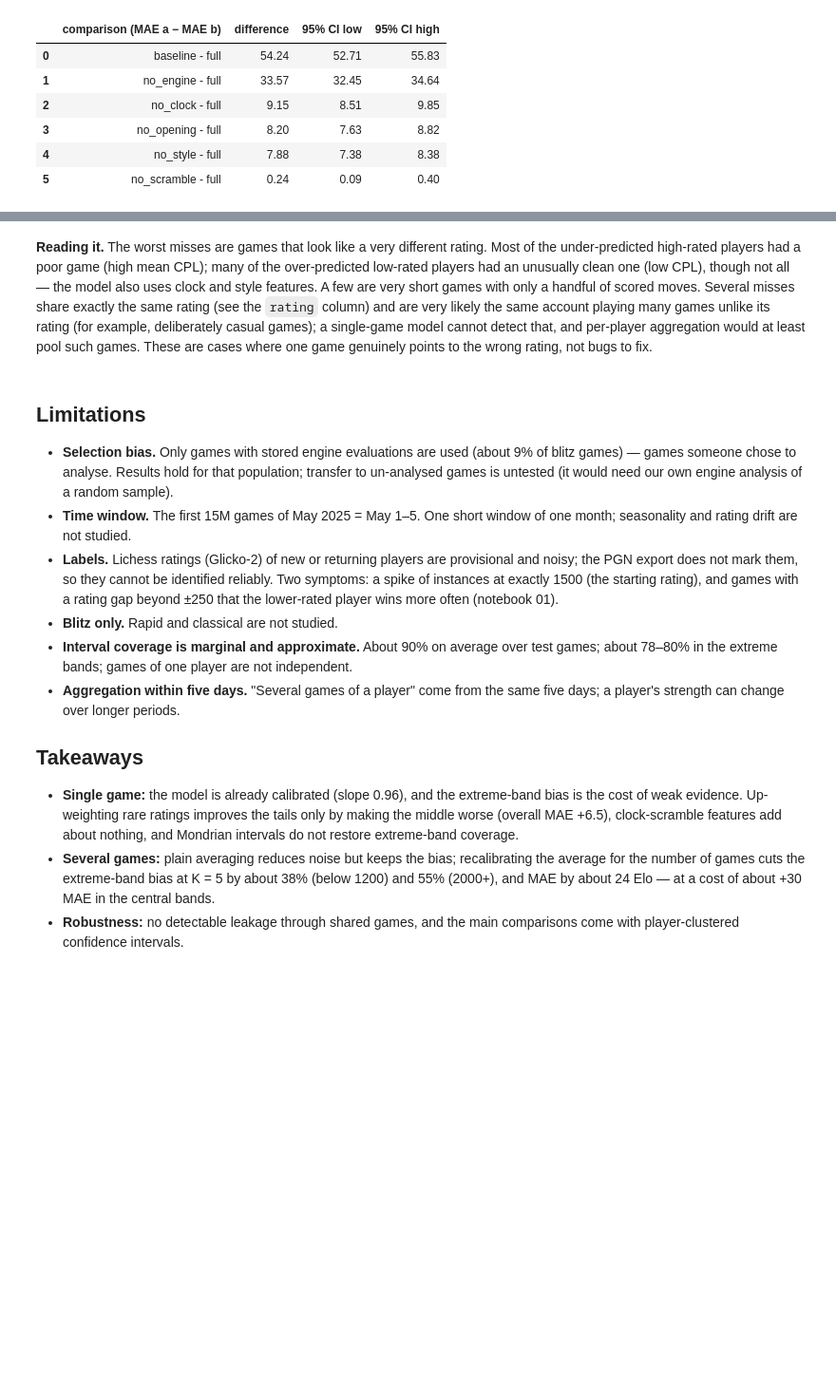
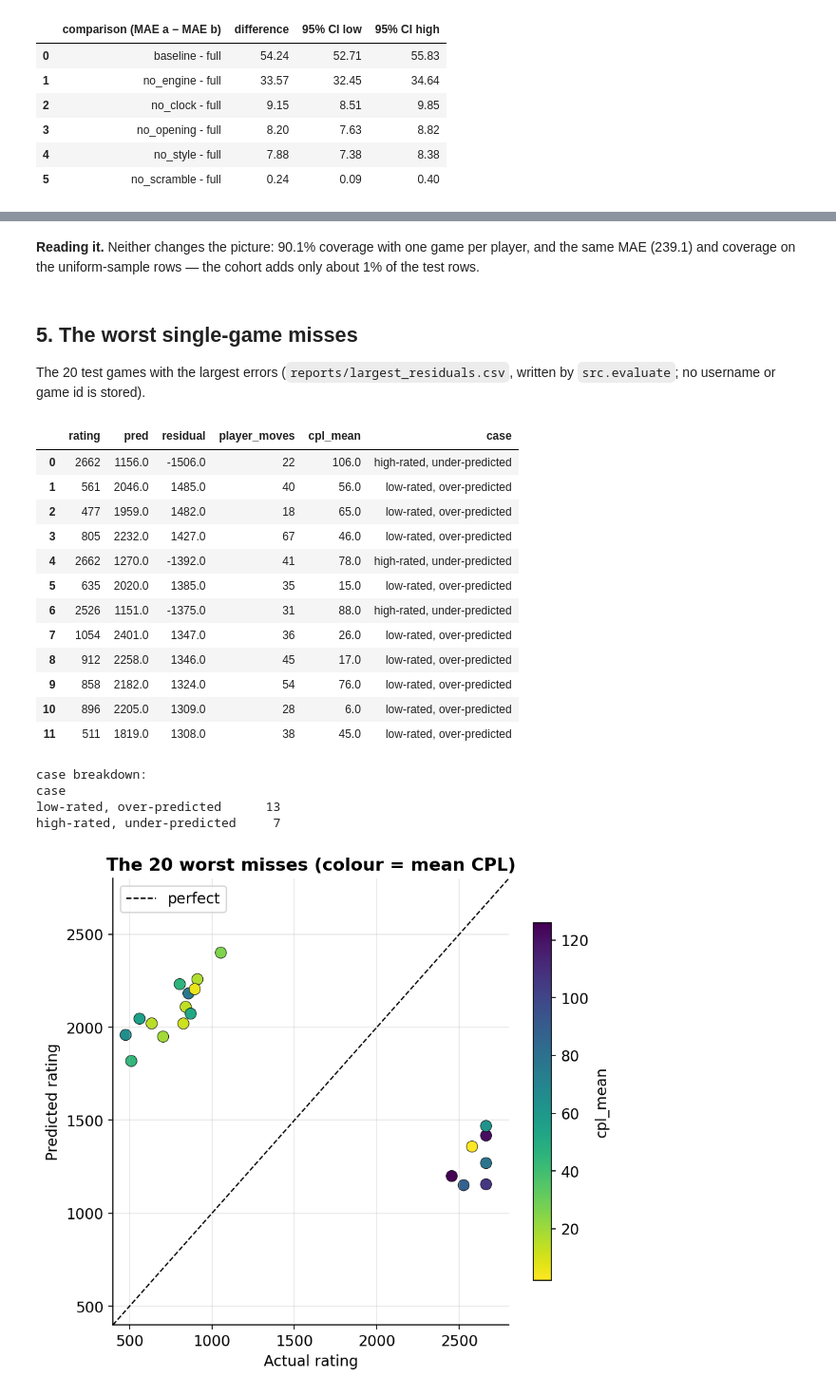
Before and after one commit to barakpe/chess-rating, a Jupyter notebook: notebooks/05_error_analysis_and_limits.ipynb, the cells around one changed output, grey strips where cells are left out. Shown at 95% size. Saved outputs shown, nothing was run; the diff lists cells and outputs as text; code cells hidden in the pictures; blank space fills up the shorter version.

```diff
--- a/notebooks/05_error_analysis_and_limits.ipynb
+++ b/notebooks/05_error_analysis_and_limits.ipynb
@@ -409,38 +400,43 @@ high-rated, under-predicted     7
 # %% [markdown]
-**Reading it.** The worst misses are games that look like a very different rating. Most of the
-under-predicted high-rated players had a poor game (high mean CPL); many of the over-predicted
-low-rated players had an unusually clean one (low CPL), though not all — the model also uses clock
-and style features. A few are very short games with only a handful of scored moves. Several misses
-share exactly the same rating (see the `rating` column) and are very likely the same account playing
-many games unlike its rating (for example, deliberately casual games); a single-game model cannot
-detect that, and per-player aggregation would at least pool such games. These are cases where one
-game genuinely points to the wrong rating, not bugs to fix.
+**Reading it.** Neither changes the picture: 90.1% coverage with one game per player, and the same
+MAE (239.1) and coverage on the uniform-sample rows — the cohort adds only about 1% of the test rows.
 # %% [markdown]
-## Limitations
+## 5. The worst single-game misses
 
-- **Selection bias.** Only games with stored engine evaluations are used (about 9% of blitz
-  games) — games someone chose to analyse. Results hold for that population; transfer to
-  un-analysed games is untested (it would need our own engine analysis of a random sample).
-- **Time window.** The first 15M games of May 2025 = May 1–5. One short window of one month;
-  seasonality and rating drift are not studied.
-- **Labels.** Lichess ratings (Glicko-2) of new or returning players are provisional and noisy; the
-  PGN export does not mark them, so they cannot be identified reliably. Two symptoms: a spike of
-  instances at exactly 1500 (the starting rating), and games with a rating gap beyond ±250 that the
-  lower-rated player wins more often (notebook 01).
-- **Blitz only.** Rapid and classical are not studied.
-- **Interval coverage is marginal and approximate.** About 90% on average over test games; about
-  78–80% in the extreme bands; games of one player are not independent.
-- **Aggregation within five days.** "Several games of a player" come from the same five days; a
-  player's strength can change over longer periods.
-
-## Takeaways
-
-- **Single game:** the model is already calibrated (slope 0.96), and the extreme-band bias is the
-  cost of weak evidence. Up-weighting rare ratings improves the tails only by making the middle worse
-  (overall MAE +6.5), clock-scramble features add about nothing, and Mondrian intervals do not
-  restore extreme-band coverage.
-- **Several games:** plain averaging reduces noise but keeps the bias; recalibrating the average for
-  the number of games cuts the extreme-band bias at K = 5 by about 38% (below 1200) and 55% (2000+),
-  and MAE by about 24 Elo — at a cost of about +30 MAE in the central bands.
-- **Robustness:** no detectable leakage through shared games, and the main comparisons come with
-  player-clustered confidence intervals.
+The 20 test games with the largest errors (`reports/largest_residuals.csv`, written by
+`src.evaluate`; no username or game id is stored).
+# %%
+lr = pd.read_csv(OUT["largest_residuals"])
+view = lr[["rating", "pred", "residual", "player_moves", "cpl_mean", "case"]].copy()
+view[["pred", "residual", "cpl_mean"]] = view[["pred", "residual", "cpl_mean"]].round(0)
+display(view.head(12))
+print("\ncase breakdown:")
+print(lr["case"].value_counts().to_string())
+
+fig, ax = plt.subplots(figsize=(6.6, 6))
+pts = ax.scatter(lr["rating"], lr["pred"], c=lr["cpl_mean"], cmap="viridis_r", s=70, edgecolor="k", linewidth=0.4)
+ax.plot([400, 2800], [400, 2800], "k--", lw=1, label="perfect")
+ax.set(xlim=(400, 2800), ylim=(400, 2800), xlabel="Actual rating", ylabel="Predicted rating",
+       title="The 20 worst misses (colour = mean CPL)")
+ax.legend(loc="upper left")
+fig.colorbar(pts, ax=ax, shrink=0.8, label="cpl_mean")
+show(save_fig(fig, "limits_worst_cases", FIG))
+# %% [output]
+|  | rating | pred | residual | player_moves | cpl_mean | case |
+| 0 | 2662 | 1156.0 | -1506.0 | 22 | 106.0 | high-rated, under-predicted |
+| 1 | 561 | 2046.0 | 1485.0 | 40 | 56.0 | low-rated, over-predicted |
+| 2 | 477 | 1959.0 | 1482.0 | 18 | 65.0 | low-rated, over-predicted |
+| 3 | 805 | 2232.0 | 1427.0 | 67 | 46.0 | low-rated, over-predicted |
+| 4 | 2662 | 1270.0 | -1392.0 | 41 | 78.0 | high-rated, under-predicted |
+| 5 | 635 | 2020.0 | 1385.0 | 35 | 15.0 | low-rated, over-predicted |
+| 6 | 2526 | 1151.0 | -1375.0 | 31 | 88.0 | high-rated, under-predicted |
+| 7 | 1054 | 2401.0 | 1347.0 | 36 | 26.0 | low-rated, over-predicted |
+| 8 | 912 | 2258.0 | 1346.0 | 45 | 17.0 | low-rated, over-predicted |
+| 9 | 858 | 2182.0 | 1324.0 | 54 | 76.0 | low-rated, over-predicted |
+| 10 | 896 | 2205.0 | 1309.0 | 28 | 6.0 | low-rated, over-predicted |
+| 11 | 511 | 1819.0 | 1308.0 | 38 | 45.0 | low-rated, over-predicted |
+case breakdown:
+case
+low-rated, over-predicted      13
+high-rated, under-predicted     7
+[figure, added]
```
Also changed, not shown: parts of 15 cells of this notebook, 4 other files.
